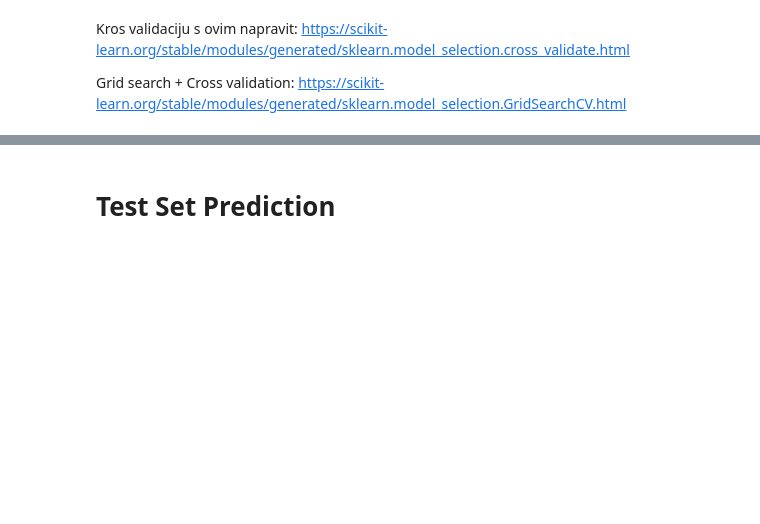
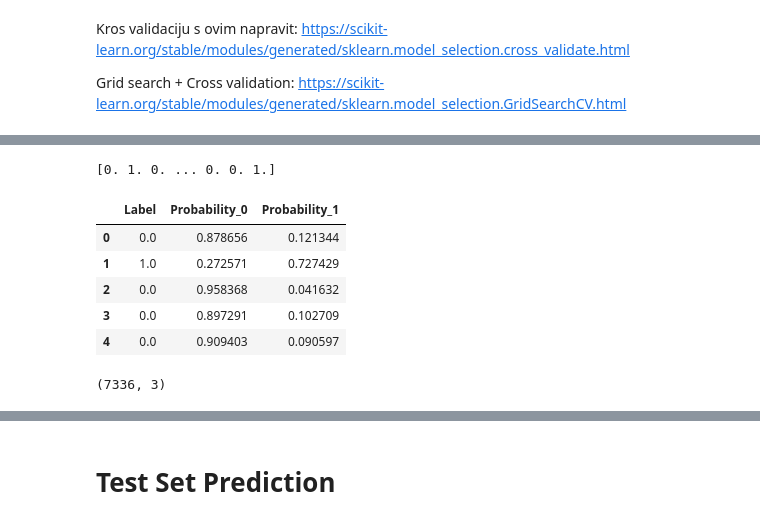
Before and after one commit to Ivan-Klabucar/Kotao, a Jupyter notebook: Exploratory Data Analysis/Experiment.ipynb, the cells around one changed output, grey strips where cells are left out. Drawn from its saved outputs; the diff is of its cells as text; code cells hidden in the pictures; blank space fills up the shorter version.

```diff
--- a/Exploratory Data Analysis/Experiment.ipynb
+++ b/Exploratory Data Analysis/Experiment.ipynb
@@ -671,6 +645,9 @@ Text(50.722222222222214, 0.5, 'True Label')
+# %%
+from sklearn.metrics import make_scorer, matthews_corrcoef
+mcc_scorer = make_scorer(matthews_corrcoef)
 # %%
 estimator = RandomForestClassifier(n_estimators=200, min_samples_split=40, class_weight='balanced', random_state=42)
-sfs = SequentialFeatureSelector(estimator, tol=-0.001, direction="backward", scoring=matthews_corrcoef)
+sfs = SequentialFeatureSelector(estimator, tol=-0.001, direction="backward", scoring=mcc_scorer)
 sfs.fit(X_train, y_train)
 wrapper_results = pd.DataFrame({'features': feature_cols, 'selected': sfs.get_support()})
 # %% [markdown]
@@ -695,0 +745,29 @@ Grid search + Cross validation: https://scikit-learn.org/stable/modules/generate
+# %%
+y_pred = clf.predict(X_test)
+# %%
+print(y_pred)
+# %% [output]
+[0. 1. 0. ... 0. 0. 1.]
+# %%
+# Get the probability of each class
+y_proba = clf.predict_proba(X_test)
+
+# Create a DataFrame for the predictions and probabilities
+df_predictions = pd.DataFrame({
+    'Label': y_pred,
+    'Probability_0': y_proba[:, 0],
+    'Probability_1': y_proba[:, 1]
+})
+# %%
+df_predictions.head()
+# %% [output]
+|  | Label | Probability_0 | Probability_1 |
+| 0 | 0.0 | 0.878656 | 0.121344 |
+| 1 | 1.0 | 0.272571 | 0.727429 |
+| 2 | 0.0 | 0.958368 | 0.041632 |
+| 3 | 0.0 | 0.897291 | 0.102709 |
+| 4 | 0.0 | 0.909403 | 0.090597 |
+# %%
+df_predictions.shape
+# %% [output]
+(7336, 3)
```
Also changed, not shown: parts of 54 cells of this notebook.
